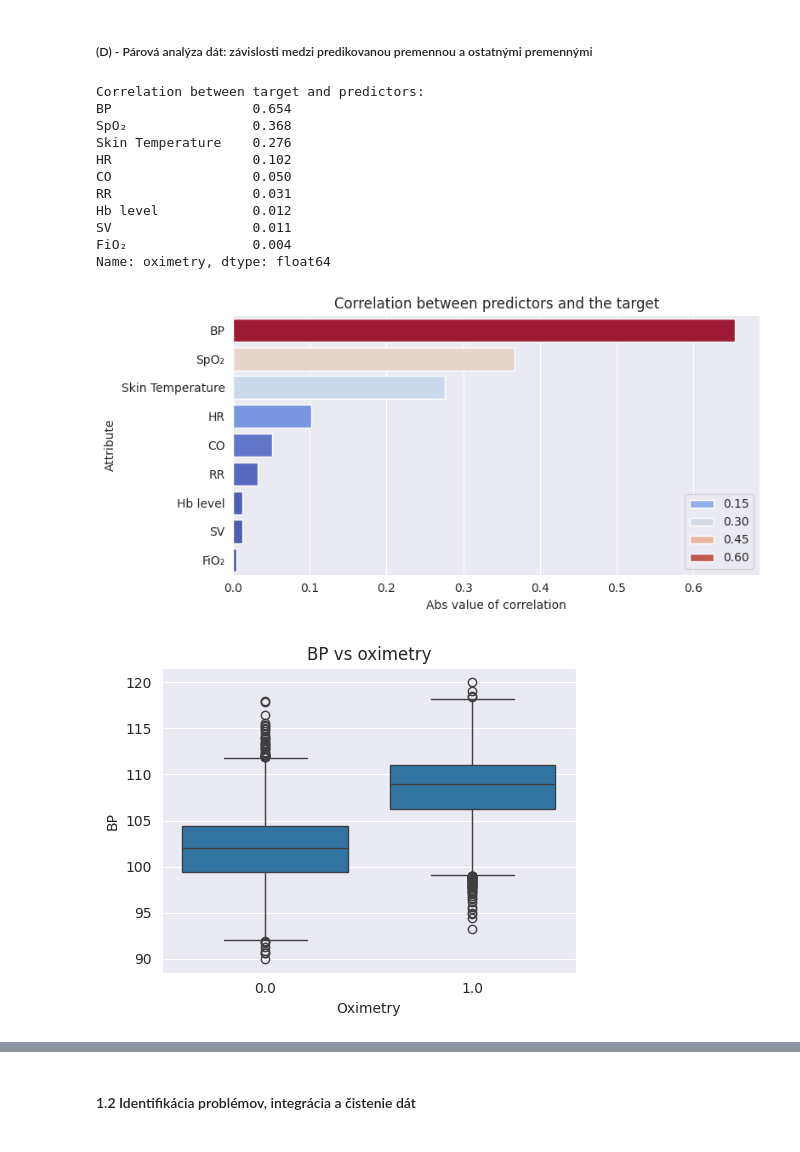
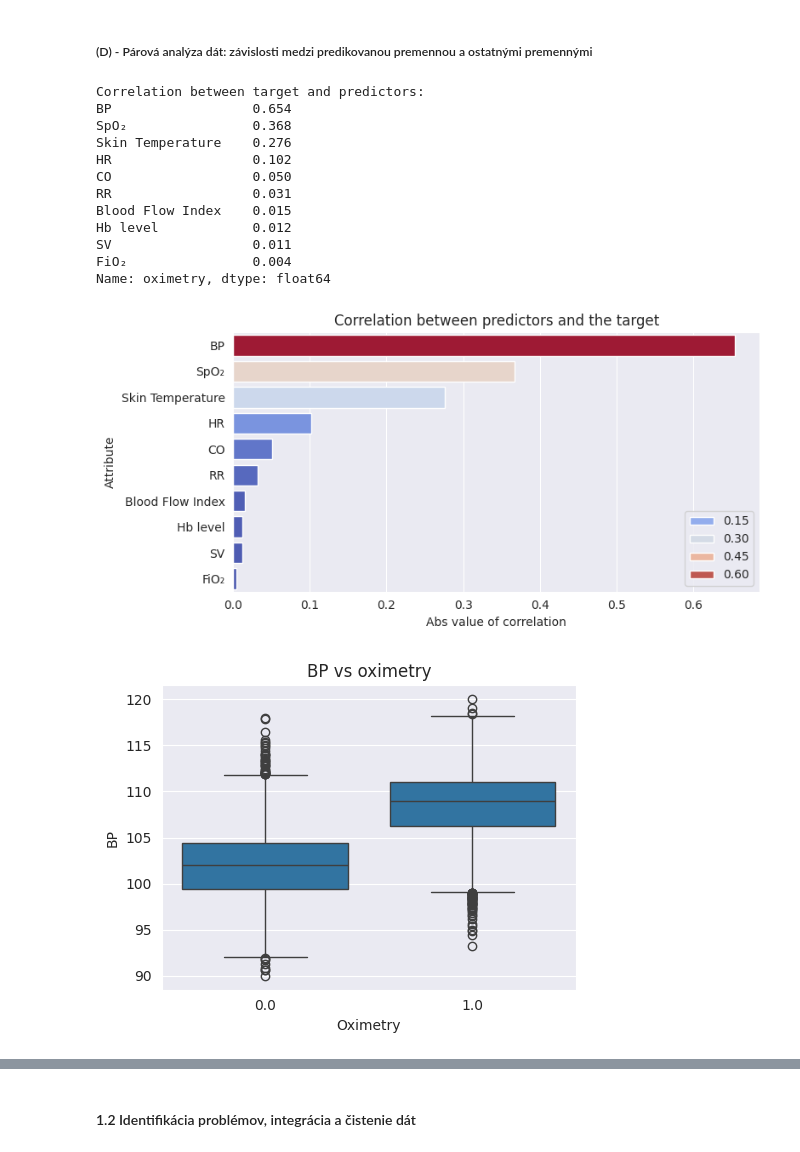
Before and after one commit to simonkubis/IAU_project, a Jupyter notebook: project_part_1.ipynb, the cells around one changed output, grey strips where cells are left out. Saved outputs shown, nothing was run; the diff lists cells and outputs as text; code cells hidden in the pictures.

```diff
--- a/project_part_1.ipynb
+++ b/project_part_1.ipynb
@@ -63,7 +63,8 @@ Z analýzy vyplýva, že Observation je dobre pripravený na ďalšie spracovani
 # %%
 attributes = [
     "SpO₂", "HR", "RR", "BP", "Skin Temperature",
-    "FiO₂", "Hb level", "CO", "SV", "oximetry"
+    "FiO₂", "Hb level", "CO", "SV", "Blood Flow Index",
+    "oximetry"
 ]
 
 desc_stats = observation[attributes].describe().T
@@ -126,7 +128,7 @@ target = "oximetry"
 
 predictors = [
     "SpO₂", "HR", "RR", "BP", "Skin Temperature",
-    "FiO₂", "Hb level", "CO", "SV"
+    "FiO₂", "Hb level", "CO", "SV", "Blood Flow Index"
 ]
 
 correlations = observation[predictors + [target]].corr()[target].drop(target)
@@ -139,34 +141,35 @@ print(correlations_sorted.round(3))
 
 plt.figure(figsize=(8,4))
 sns.barplot(x=correlations_sorted.values, y=correlations_sorted.index, hue=correlations_sorted.values,palette="coolwarm")
 plt.title("Correlation between predictors and the target")
 plt.xlabel("Abs value of correlation")
 plt.ylabel("Attribute")
 plt.tight_layout()
 plt.show()
 
 top3 = correlations_sorted.head(3).index
 for col in top3:
     plt.figure(figsize=(5,4))
     sns.boxplot(data=observation, x="oximetry", y=col)
     plt.title(f"{col} vs oximetry")
     plt.xlabel("Oximetry")
     plt.ylabel(col)
     plt.tight_layout()
     plt.show()
 # %% [output]
 Correlation between target and predictors:
 BP                  0.654
 SpO₂                0.368
 Skin Temperature    0.276
 HR                  0.102
 CO                  0.050
 RR                  0.031
+Blood Flow Index    0.015
 Hb level            0.012
 SV                  0.011
 FiO₂                0.004
 Name: oximetry, dtype: float64
-[figure, old version]
+[figure, new version]
 [figure]
 [figure]
 [figure]
```
Also changed, not shown: parts of 11 cells of this notebook.
